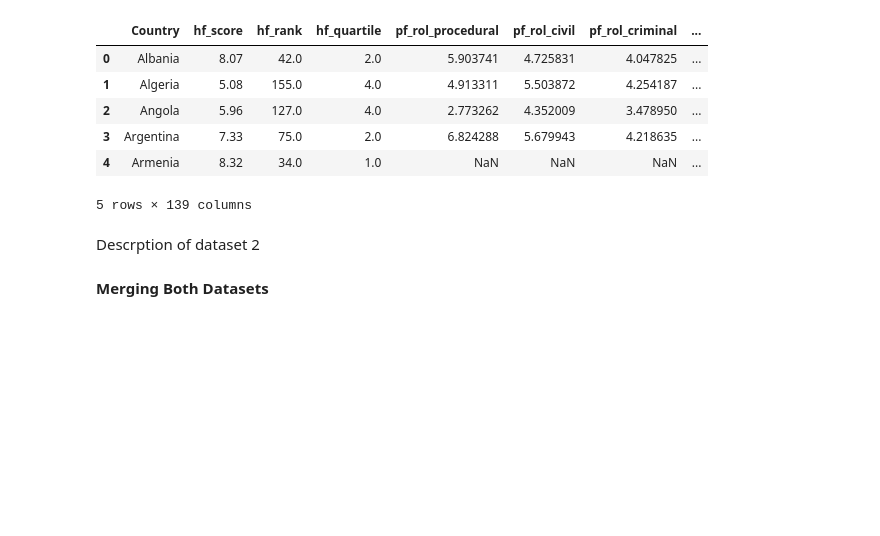
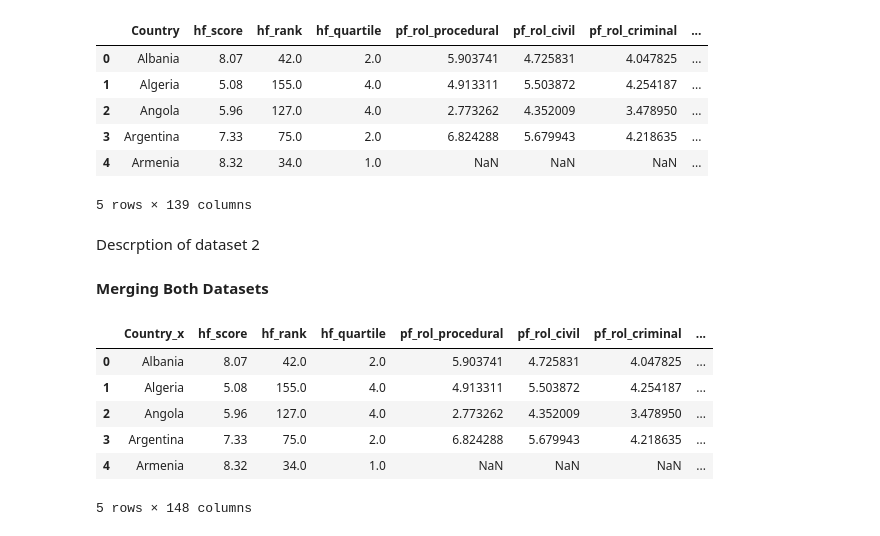
Before and after one commit to hugokrijgsman/data-story, a Jupyter notebook: draft.ipynb, the cells around one changed output. Saved outputs shown, nothing was run; the diff lists cells and outputs as text; code cells hidden in the pictures; blank space fills up the shorter version.

```diff
--- a/draft.ipynb
+++ b/draft.ipynb
@@ -95,3 +95,17 @@ data['iso'] = data['Country'].apply(getIsoCode)
+# %%
+happiness_data["iso"] = happiness_data['Country'].apply(getIsoCode)
+freedom_data["iso"] = freedom_data['Country'].apply(getIsoCode)
+
+data = pd.merge(freedom_data, happiness_data, on='iso', how='left')
+data.head()
+# %% [output]
+|  | Country_x | hf_score | hf_rank | hf_quartile | pf_rol_procedural | pf_rol_civil | pf_rol_criminal | ... |
+| 0 | Albania | 8.07 | 42.0 | 2.0 | 5.903741 | 4.725831 | 4.047825 | ... |
+| 1 | Algeria | 5.08 | 155.0 | 4.0 | 4.913311 | 5.503872 | 4.254187 | ... |
+| 2 | Angola | 5.96 | 127.0 | 4.0 | 2.773262 | 4.352009 | 3.478950 | ... |
+| 3 | Argentina | 7.33 | 75.0 | 2.0 | 6.824288 | 5.679943 | 4.218635 | ... |
+| 4 | Armenia | 8.32 | 34.0 | 1.0 | NaN | NaN | NaN | ... |
+5 rows × 148 columns
 # %%
 fig = px.choropleth(data, locations="iso",
                     title='Freedom around the world',
```
Also changed, not shown: parts of 5 cells of this notebook.
